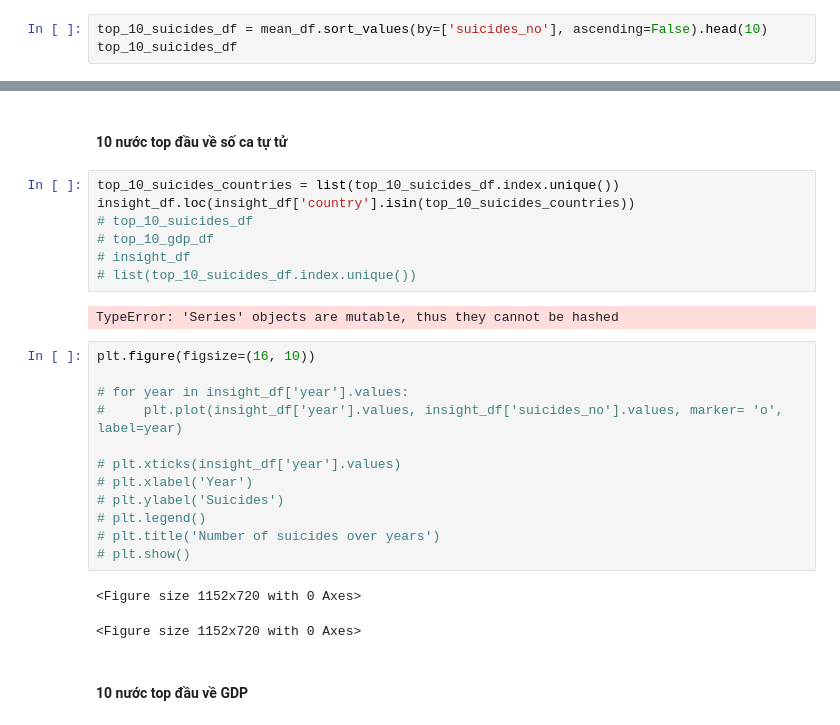
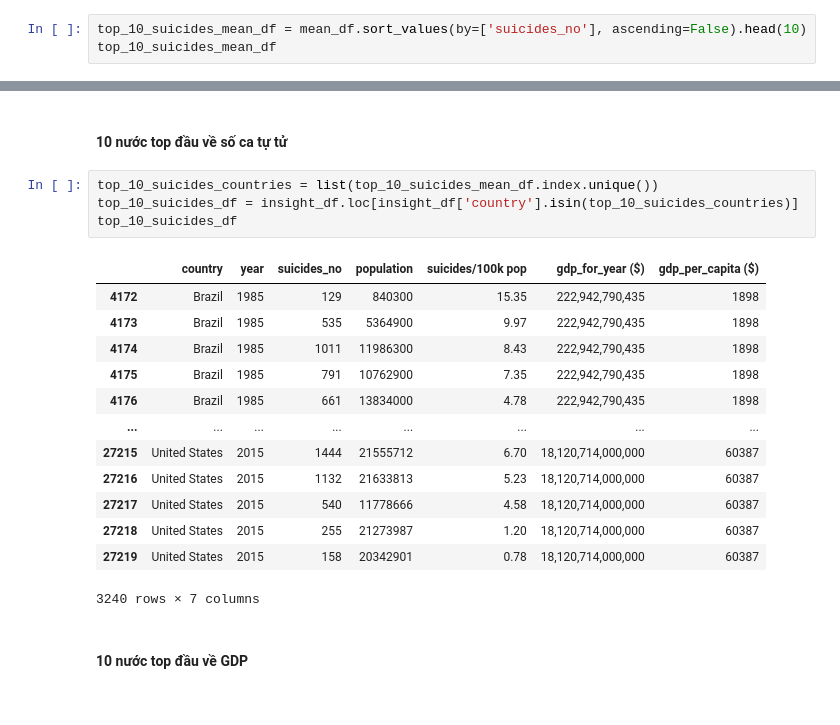
Before and after one commit to AI005/FinalProject-P4DS, a Jupyter notebook: ThienPhuc.ipynb, the cells around one changed output, grey strips where cells are left out. Saved outputs shown, nothing was run; the diff lists cells and outputs as text.

```diff
--- a/ThienPhuc.ipynb
+++ b/ThienPhuc.ipynb
@@ -193,8 +193,8 @@ mean_df
 # %% [markdown]
 # Khám phá trên top 10 nước có số ca tự tử trung bình cao nhất và GDP cao nhất
 # %%
-top_10_suicides_df = mean_df.sort_values(by=['suicides_no'], ascending=False).head(10)
-top_10_suicides_df
+top_10_suicides_mean_df = mean_df.sort_values(by=['suicides_no'], ascending=False).head(10)
+top_10_suicides_mean_df
 # %% [output]
 |  | suicides_no | population | suicides/100k pop | gdp_per_capita ($) |
 | country |  |  |  |  |
@@ -231,28 +231,22 @@ top_10_gdp_df
 # %% [markdown]
 #### 10 nước top đầu về số ca tự tử
 # %%
-top_10_suicides_countries = list(top_10_suicides_df.index.unique())
-insight_df.loc(insight_df['country'].isin(top_10_suicides_countries))
-# top_10_suicides_df
-# top_10_gdp_df
-# insight_df
-# list(top_10_suicides_df.index.unique())
+top_10_suicides_countries = list(top_10_suicides_mean_df.index.unique())
+top_10_suicides_df = insight_df.loc[insight_df['country'].isin(top_10_suicides_countries)]
+top_10_suicides_df
 # %% [output]
+|  | country | year | suicides_no | population | suicides/100k pop | gdp_for_year ($) | gdp_per_capita ($) |
+| 4172 | Brazil | 1985 | 129 | 840300 | 15.35 | 222,942,790,435 | 1898 |
+| 4173 | Brazil | 1985 | 535 | 5364900 | 9.97 | 222,942,790,435 | 1898 |
+| 4174 | Brazil | 1985 | 1011 | 11986300 | 8.43 | 222,942,790,435 | 1898 |
+| 4175 | Brazil | 1985 | 791 | 10762900 | 7.35 | 222,942,790,435 | 1898 |
+| 4176 | Brazil | 1985 | 661 | 13834000 | 4.78 | 222,942,790,435 | 1898 |
+| ... | ... | ... | ... | ... | ... | ... | ... |
+| 27215 | United States | 2015 | 1444 | 21555712 | 6.70 | 18,120,714,000,000 | 60387 |
+| 27216 | United States | 2015 | 1132 | 21633813 | 5.23 | 18,120,714,000,000 | 60387 |
+| 27217 | United States | 2015 | 540 | 11778666 | 4.58 | 18,120,714,000,000 | 60387 |
+| 27218 | United States | 2015 | 255 | 21273987 | 1.20 | 18,120,714,000,000 | 60387 |
+| 27219 | United States | 2015 | 158 | 20342901 | 0.78 | 18,120,714,000,000 | 60387 |
-TypeError: 'Series' objects are mutable, thus they cannot be hashed
+3240 rows × 7 columns
-# %%
-plt.figure(figsize=(16, 10))
-
-# for year in insight_df['year'].values:
-#     plt.plot(insight_df['year'].values, insight_df['suicides_no'].values, marker= 'o', label=year)
-
-# plt.xticks(insight_df['year'].values)
-# plt.xlabel('Year')
-# plt.ylabel('Suicides')
-# plt.legend()
-# plt.title('Number of suicides over years')
-# plt.show()
-# %% [output]
-<Figure size 1152x720 with 0 Axes>
-<Figure size 1152x720 with 0 Axes>
 # %% [markdown]
 #### 10 nước top đầu về GDP
```
Also changed, not shown: parts of 6 cells of this notebook.
